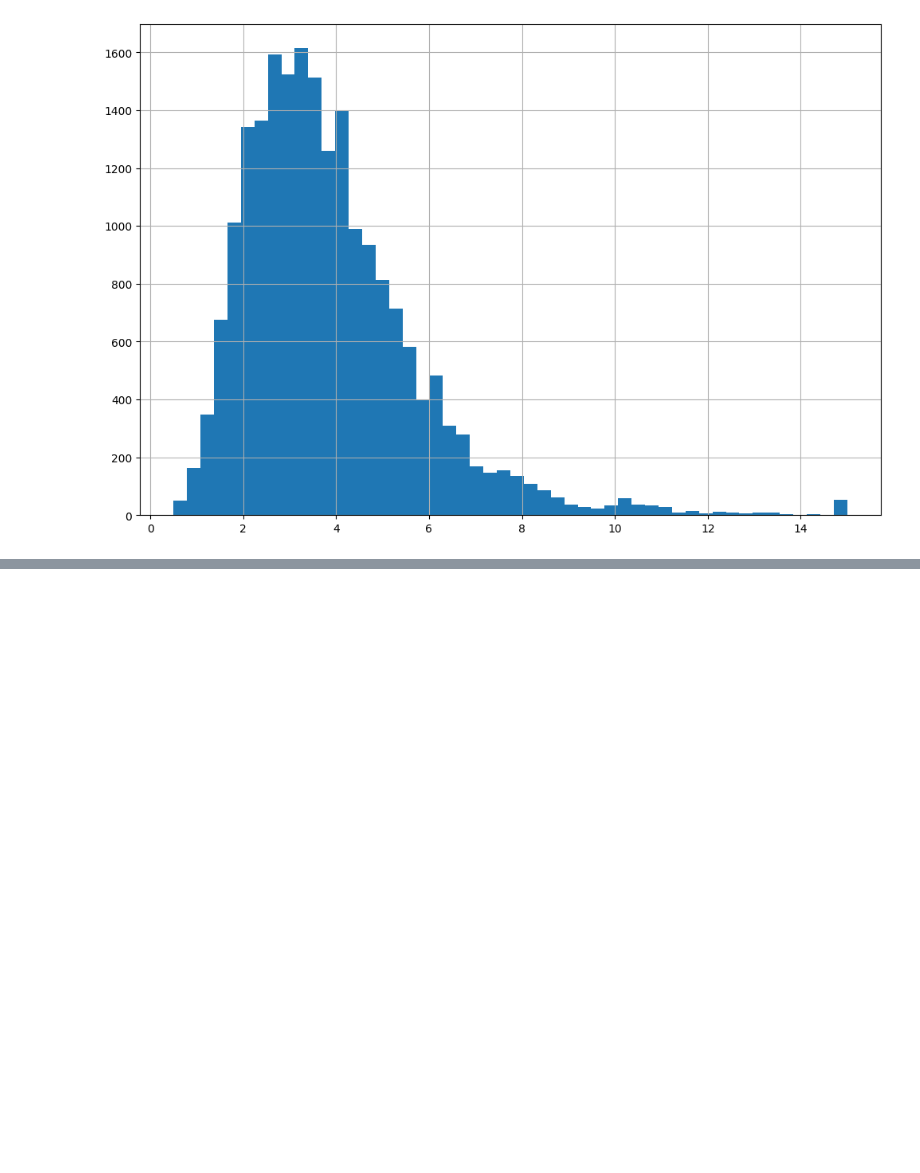
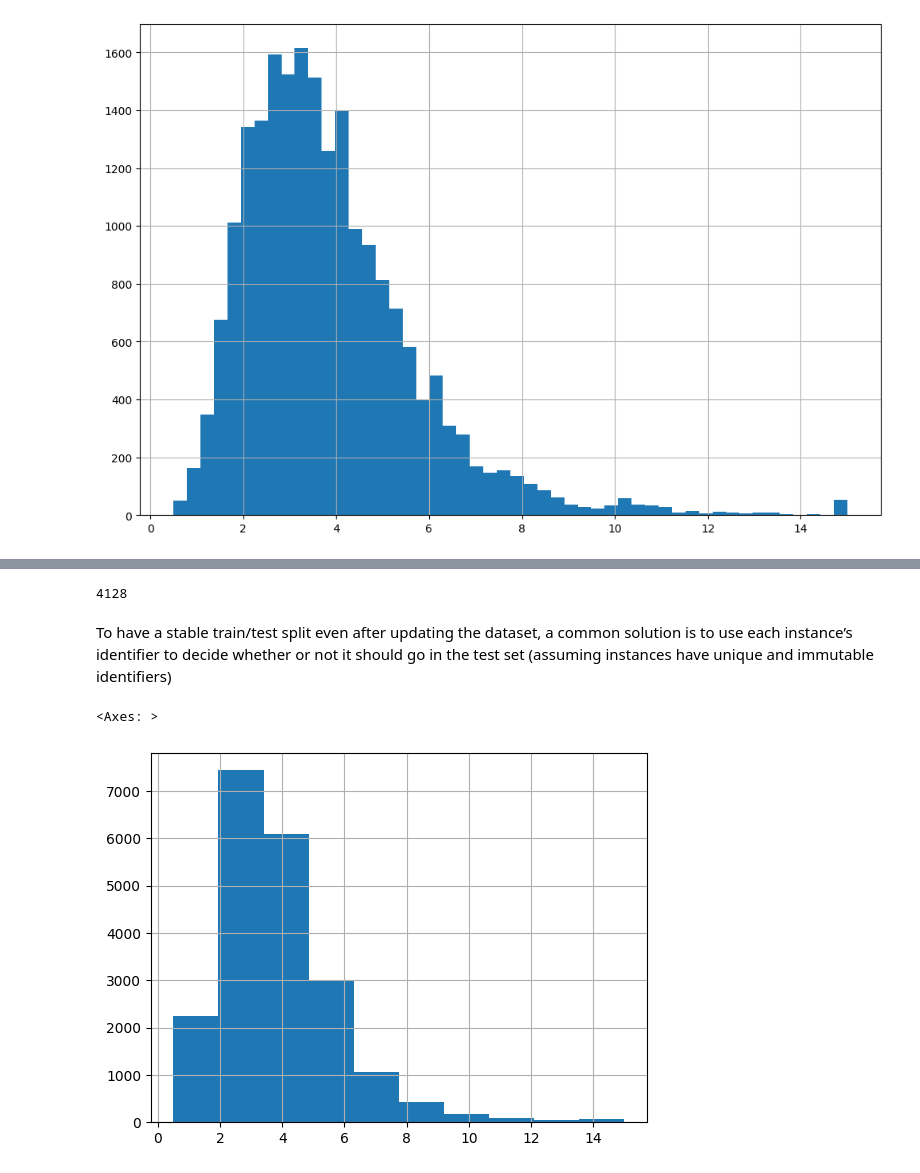
Before and after one commit to jgutierrezca/Hands-On-ML-Code, a Jupyter notebook: Code.ipynb, the cells around one changed output, grey strips where cells are left out. Saved outputs shown, nothing was run; the diff lists cells and outputs as text; code cells hidden in the pictures; blank space fills up the shorter version.

```diff
--- a/Code.ipynb
+++ b/Code.ipynb
@@ -95,0 +113,6 @@ housing["median_income"].hist(bins=50, figsize=(12,8))
+# %%
+len(test_set) # should print 4128
+# %% [output]
+4128
+# %% [markdown]
+To have a stable train/test split even after updating the dataset, a common solution is to use each instance’s identifier to decide whether or not it should go in the test set (assuming instances have unique and immutable identifiers)
@@ -95,0 +143,6 @@ housing["median_income"].hist(bins=50, figsize=(12,8))
+# %%
+# Analyzing the media income to create categories and ensure a representative number of each categorie is including in the sampling data/training and testing data
+housing["median_income"].hist()
+# %% [output]
+<Axes: >
+[figure, added]
```
Also changed, not shown: parts of 12 cells of this notebook.
